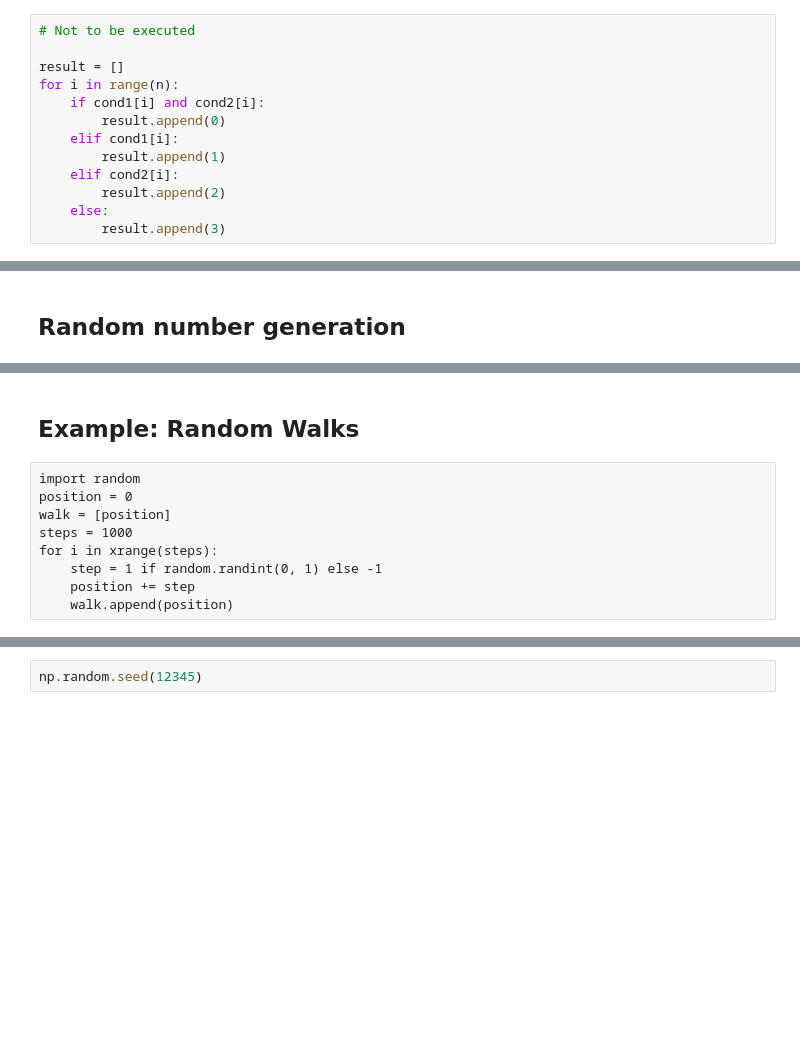
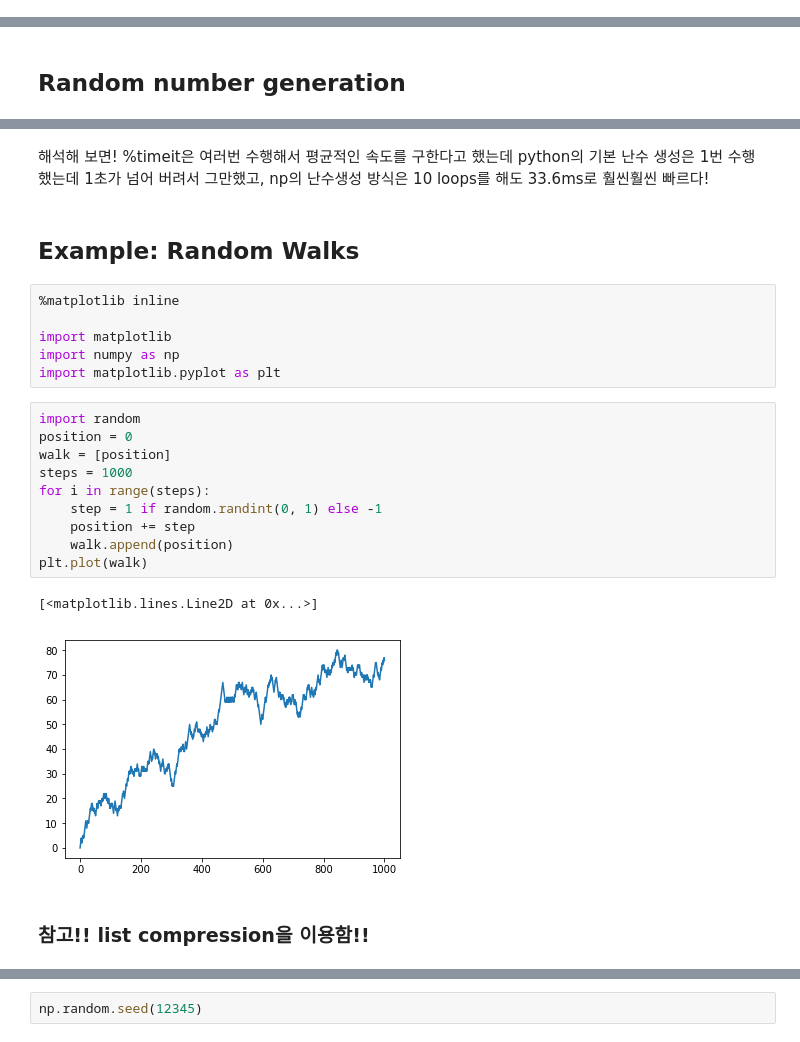
Before and after one commit to The-G/Python_for_DataAnalysis, a Jupyter notebook: ch04.ipynb, the cells around one changed output, grey strips where cells are left out. Saved outputs shown, nothing was run; the diff lists cells and outputs as text; blank space fills up the shorter version.

Commit message:
finish numpy practice

```diff
--- a/ch04.ipynb
+++ b/ch04.ipynb
@@ -840,13 +869,0 @@ np.where(arr > 0, 2, arr) # set only positive values to 2
-# %%
-# Not to be executed
-
-result = []
-for i in range(n):
-    if cond1[i] and cond2[i]:
-        result.append(0)
-    elif cond1[i]:
-        result.append(1)
-    elif cond2[i]:
-        result.append(2)
-    else:
-        result.append(3)
@@ -968,11 +1228,27 @@ N = 1000000
+# %% [markdown]
+해석해 보면! %timeit은 여러번 수행해서 평균적인 속도를 구한다고 했는데
+python의 기본 난수 생성은 1번 수행했는데 1초가 넘어 버려서 그만했고,
+np의 난수생성 방식은 10 loops를 해도 33.6ms로 훨씬훨씬 빠르다!
 # %% [markdown]
 ## Example: Random Walks
-# %% [raw]
-import random
-position = 0
-walk = [position]
-steps = 1000
-for i in xrange(steps):
-    step = 1 if random.randint(0, 1) else -1
-    position += step
-    walk.append(position)
+# %%
+%matplotlib inline
+
+import matplotlib
+import numpy as np
+import matplotlib.pyplot as plt
+# %%
+import random
+position = 0
+walk = [position]
+steps = 1000
+for i in range(steps):
+    step = 1 if random.randint(0, 1) else -1
+    position += step
+    walk.append(position)
+plt.plot(walk)
+# %% [output]
+[<matplotlib.lines.Line2D at 0x...>]
+[figure, added]
+# %% [markdown]
+### 참고!! list compression을 이용함!!
```
Also changed, not shown: parts of 96 cells of this notebook.
